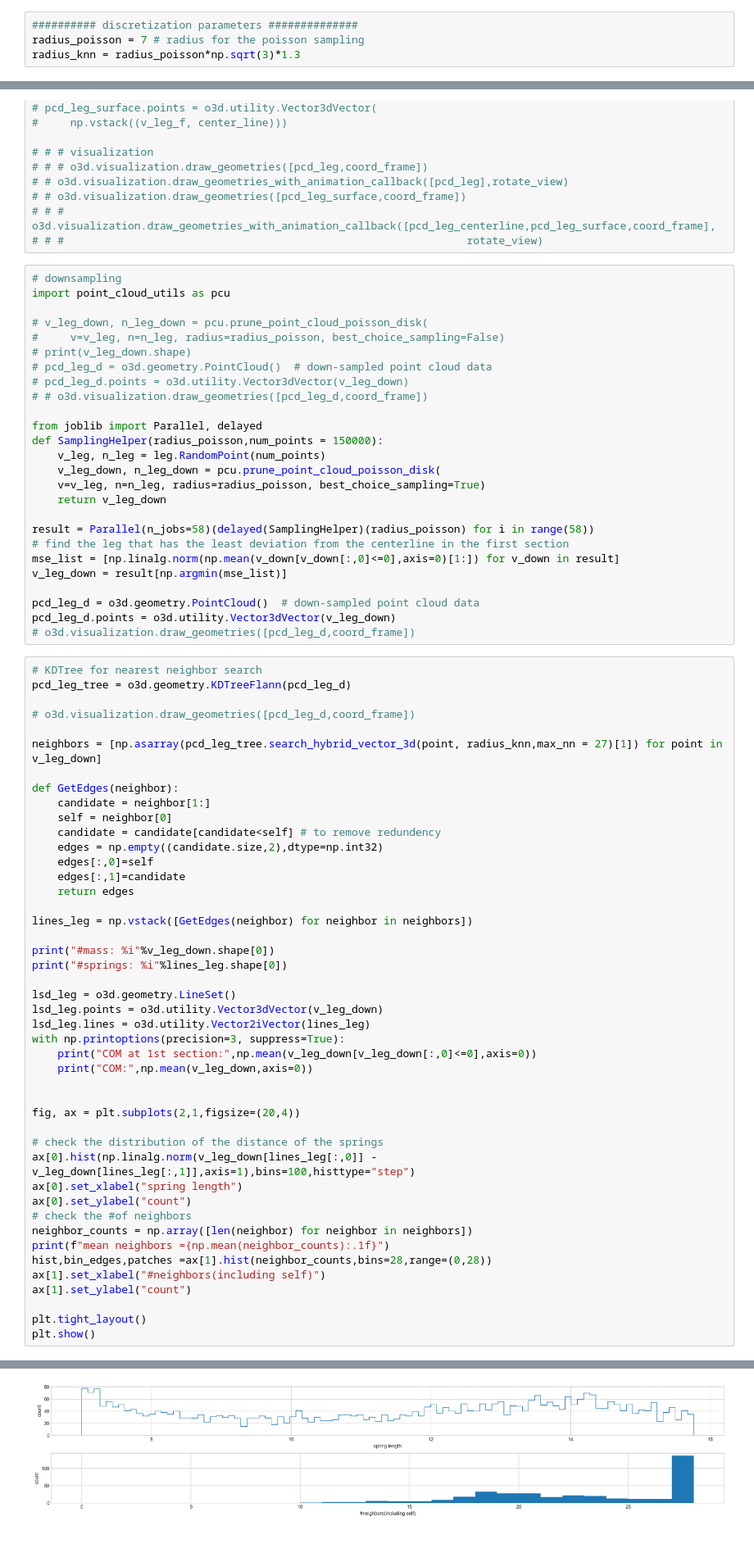
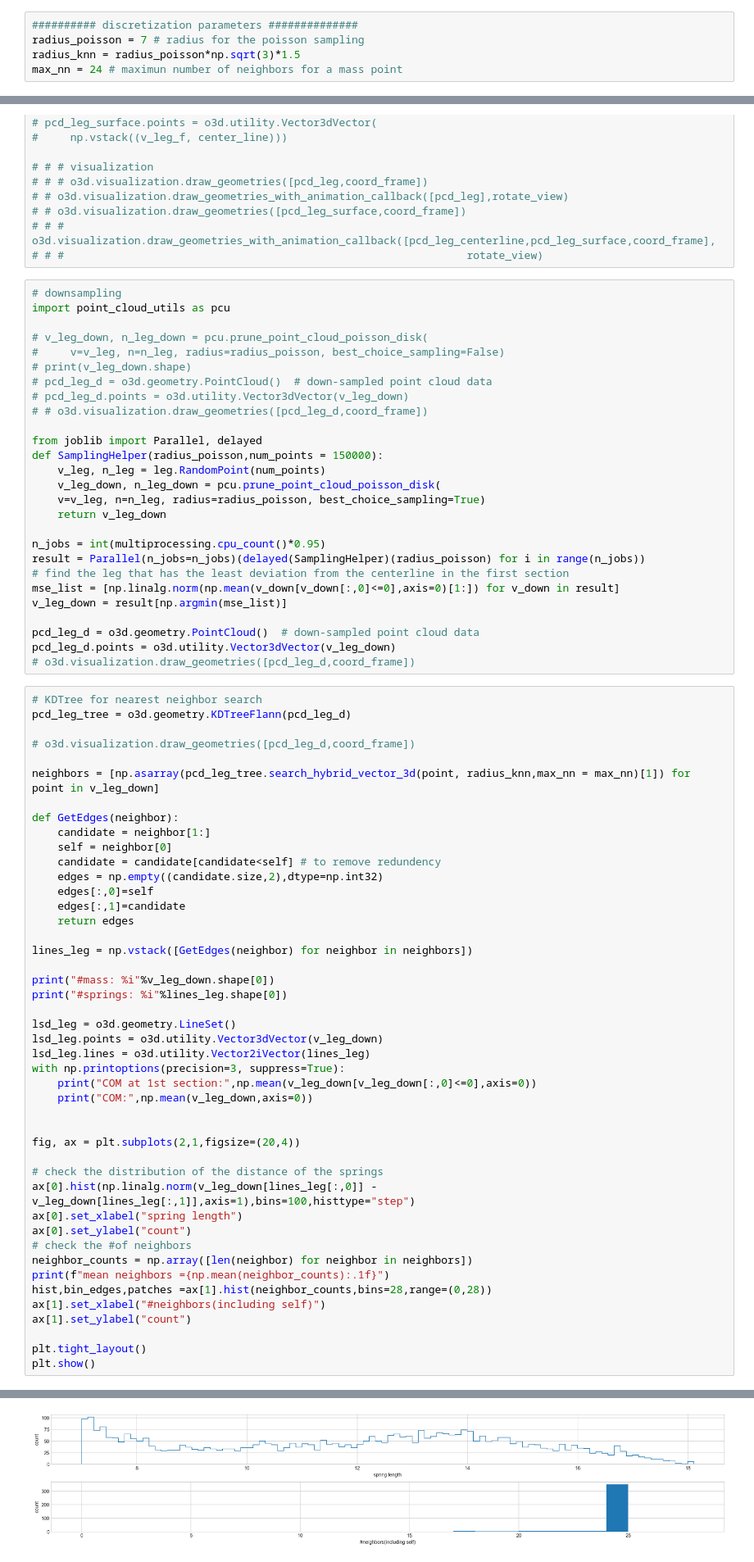
Before and after one commit to boxiXia/FlexipodFast, a Jupyter notebook: src/slicer.ipynb, the cells around one changed output, grey strips where cells are left out. Shown at 82% size. Cells and saved outputs as stored; diff of their text form.

```diff
--- a/src/slicer.ipynb
+++ b/src/slicer.ipynb
@@ -43,7 +44,8 @@ def rotate_view(vis):
 # %%
 ########## discretization parameters ##############
 radius_poisson = 7 # radius for the poisson sampling
-radius_knn = radius_poisson*np.sqrt(3)*1.3
+radius_knn = radius_poisson*np.sqrt(3)*1.5
+max_nn = 24 # maximun number of neighbors for a mass point
 # %% [markdown]
 # Leg Discretization
 # %%
@@ -448,7 +450,8 @@ def SamplingHelper(radius_poisson,num_points = 150000):
     v=v_leg, n=n_leg, radius=radius_poisson, best_choice_sampling=True)
     return v_leg_down
 
-result = Parallel(n_jobs=58)(delayed(SamplingHelper)(radius_poisson) for i in range(58))
+n_jobs = int(multiprocessing.cpu_count()*0.95)
+result = Parallel(n_jobs=n_jobs)(delayed(SamplingHelper)(radius_poisson) for i in range(n_jobs))
 # find the leg that has the least deviation from the centerline in the first section
 mse_list = [np.linalg.norm(np.mean(v_down[v_down[:,0]<=0],axis=0)[1:]) for v_down in result]
 v_leg_down = result[np.argmin(mse_list)]
@@ -462,7 +465,7 @@ pcd_leg_tree = o3d.geometry.KDTreeFlann(pcd_leg_d)
 
 # o3d.visualization.draw_geometries([pcd_leg_d,coord_frame])
 
-neighbors = [np.asarray(pcd_leg_tree.search_hybrid_vector_3d(point, radius_knn,max_nn = 27)[1]) for point in v_leg_down]
+neighbors = [np.asarray(pcd_leg_tree.search_hybrid_vector_3d(point, radius_knn,max_nn = max_nn)[1]) for point in v_leg_down]
 
 def GetEdges(neighbor):
     candidate = neighbor[1:]
@@ -510,4 +513,4 @@ mean neighbors =22.5
-[figure, old version]
+[figure, new version]
 # %%
 # color the pointcloud and lines
 cmap = plt.cm.get_cmap('hot')
```
Also changed, not shown: parts of 17 cells of this notebook, 6 other files.
